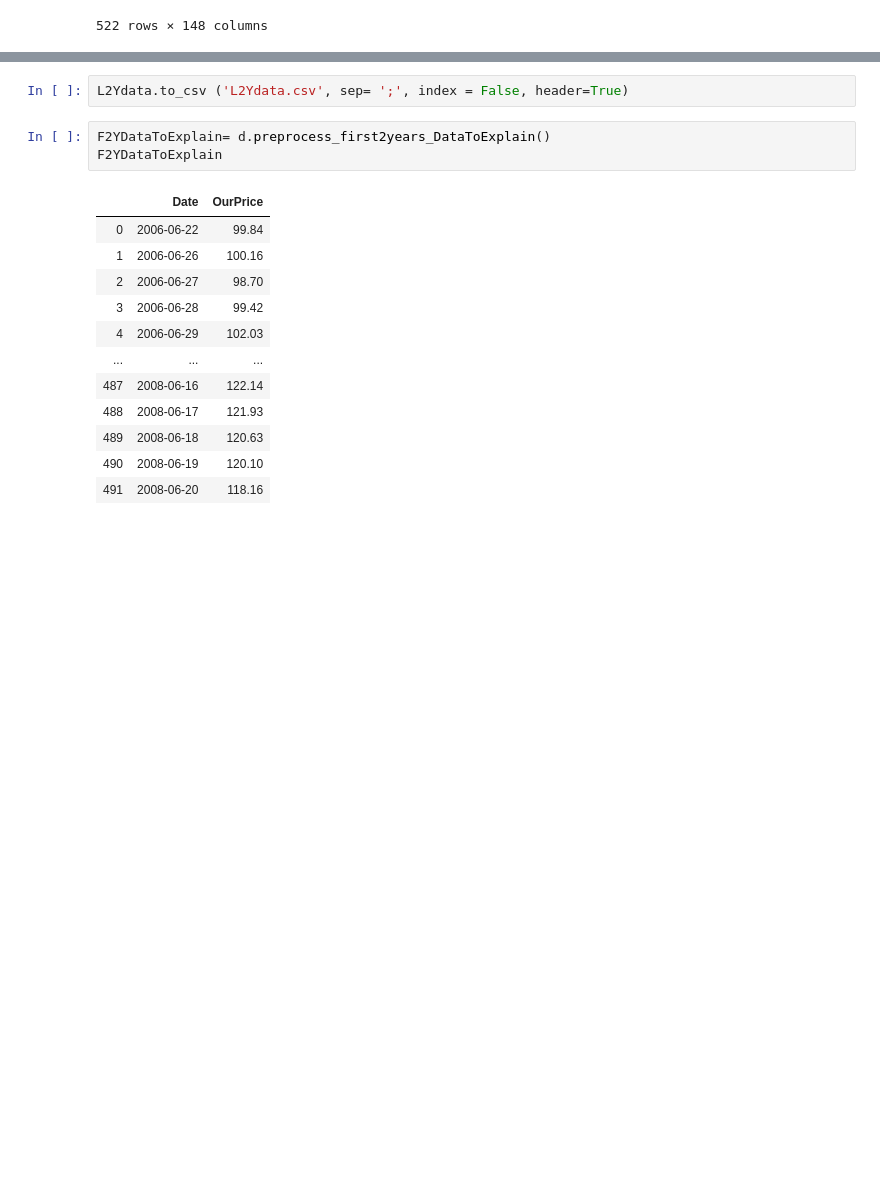
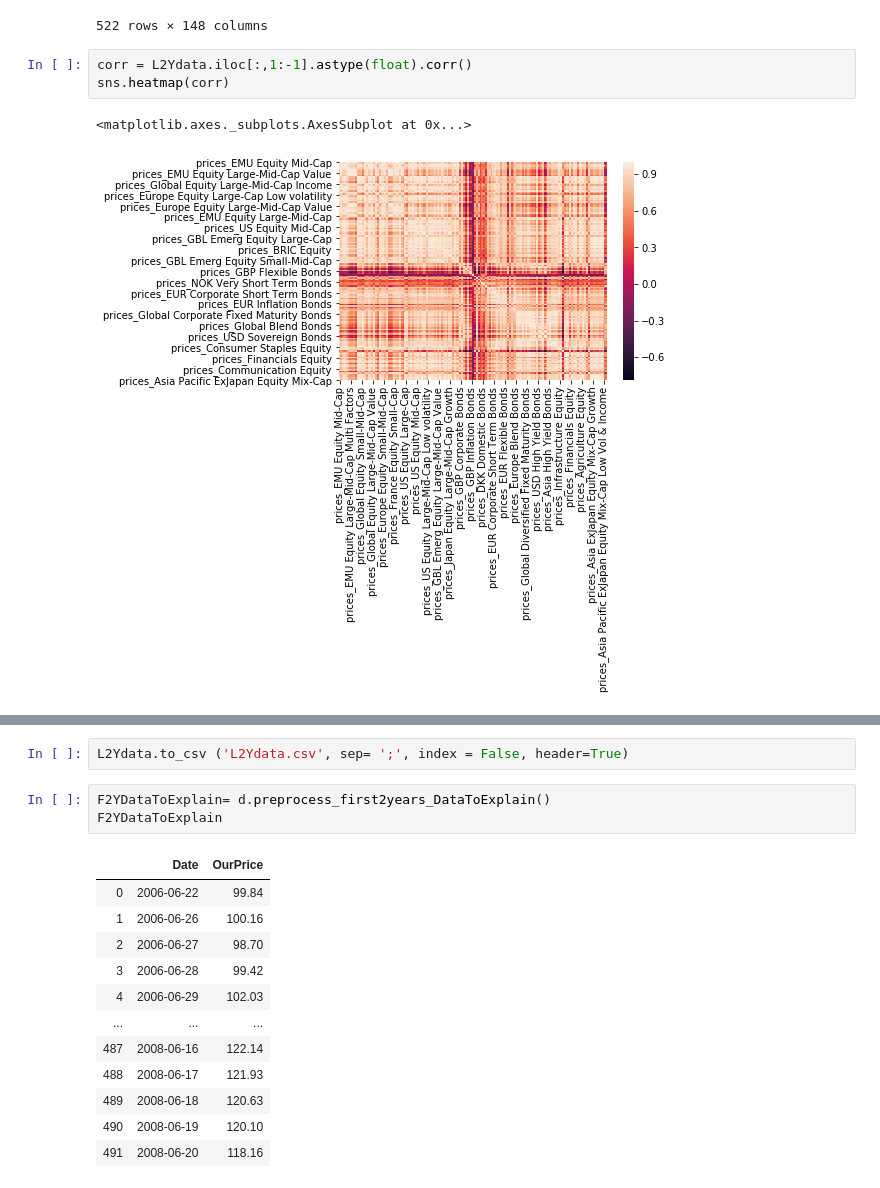
Before and after one commit to younesgueddari/Test-des-m-thodes-des-analyses-factorielles, a Jupyter notebook: AF_Python.ipynb, the cells around one changed output, grey strips where cells are left out. Cells and saved outputs as stored; diff of their text form; blank space fills up the shorter version.

```diff
--- a/AF_Python.ipynb
+++ b/AF_Python.ipynb
@@ -370,3 +372,9 @@ L2Ydata
 | 520 | 2021-03-29 | 590.613 | 855.76 | 597.021 | 1834.84 | ... |
 | 521 | 2021-03-30 | 594.541 | 861.777 | 599.744 | 1845.96 | ... |
 522 rows × 148 columns
+# %%
+corr = L2Ydata.iloc[:,1:-1].astype(float).corr()
+sns.heatmap(corr)
+# %% [output]
+<matplotlib.axes._subplots.AxesSubplot at 0x...>
+[figure, added]
```
Also changed, not shown: parts of 6 cells of this notebook.
